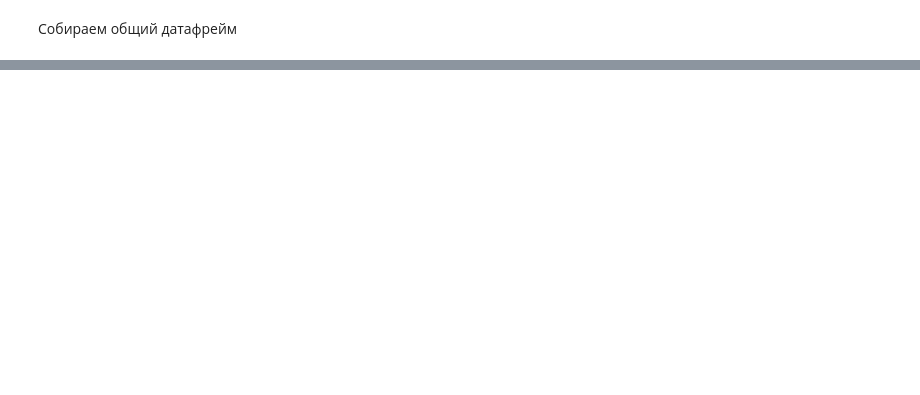
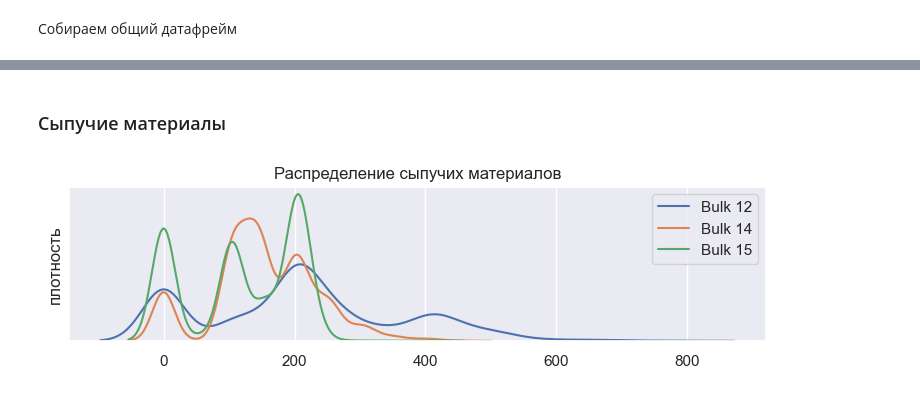
Before and after one commit to alex-blessed/YandexP-projects, a Jupyter notebook: Steel.ipynb, the cells around one changed output, grey strips where cells are left out. Saved outputs shown, nothing was run; the diff lists cells and outputs as text; code cells hidden in the pictures; blank space fills up the shorter version.

```diff
--- a/Steel.ipynb
+++ b/Steel.ipynb
@@ -744,0 +773,15 @@ None
+# %% [markdown]
+### Сыпучие материалы
+# %%
+plt.figure(figsize=(9, 2))
+fig = sns.kdeplot(df_general['Bulk 12'], label='Bulk 12')
+fig = sns.kdeplot(df_general['Bulk 14'], label='Bulk 14')
+fig = sns.kdeplot(df_general['Bulk 15'], label='Bulk 15')
+plt.yticks([])
+plt.ylabel('плотность')
+plt.xlabel('')
+plt.title('Распределение сыпучих материалов')
+plt.legend()
+plt.show()
+# %% [output]
+[figure, added]
```
Also changed, not shown: parts of 11 cells of this notebook.
